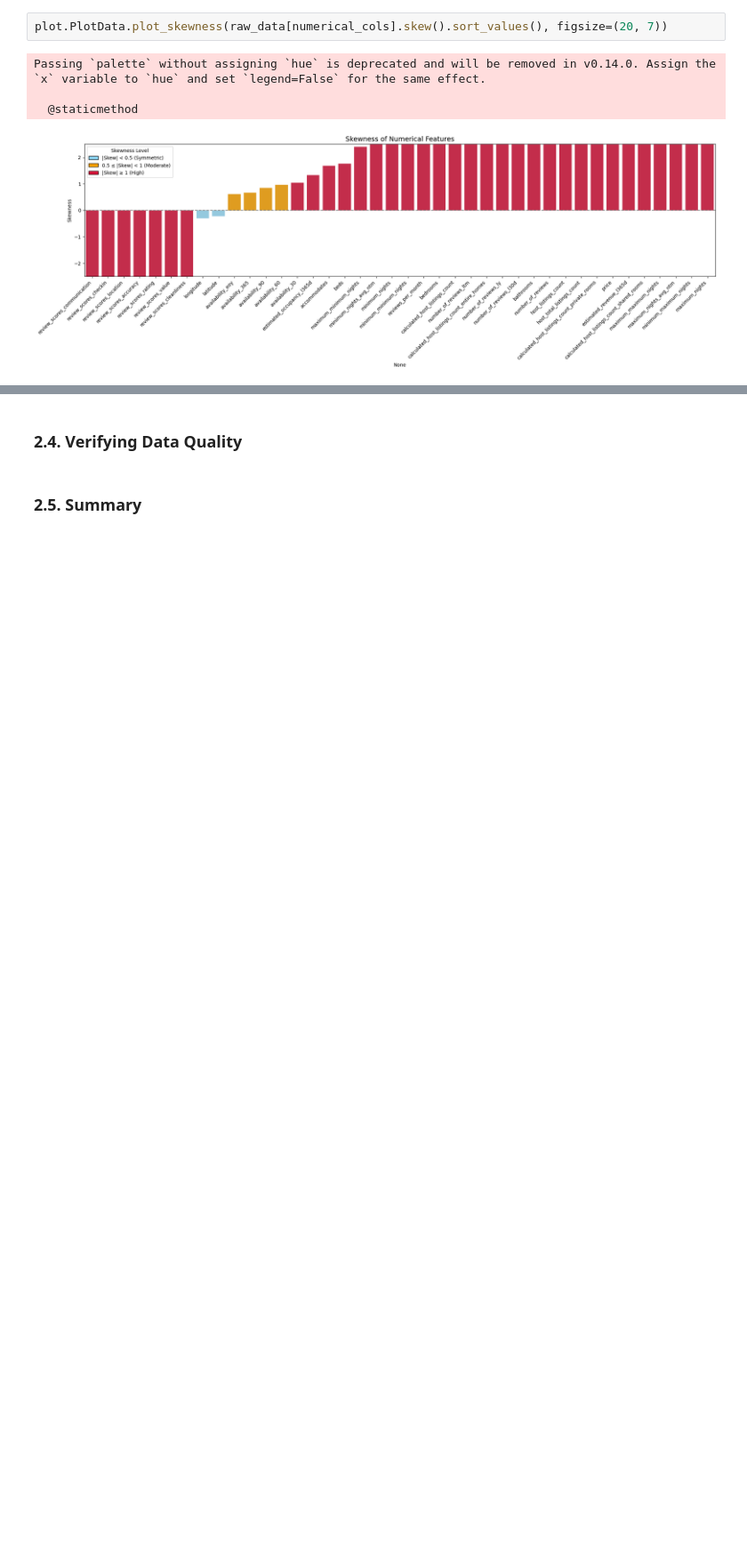
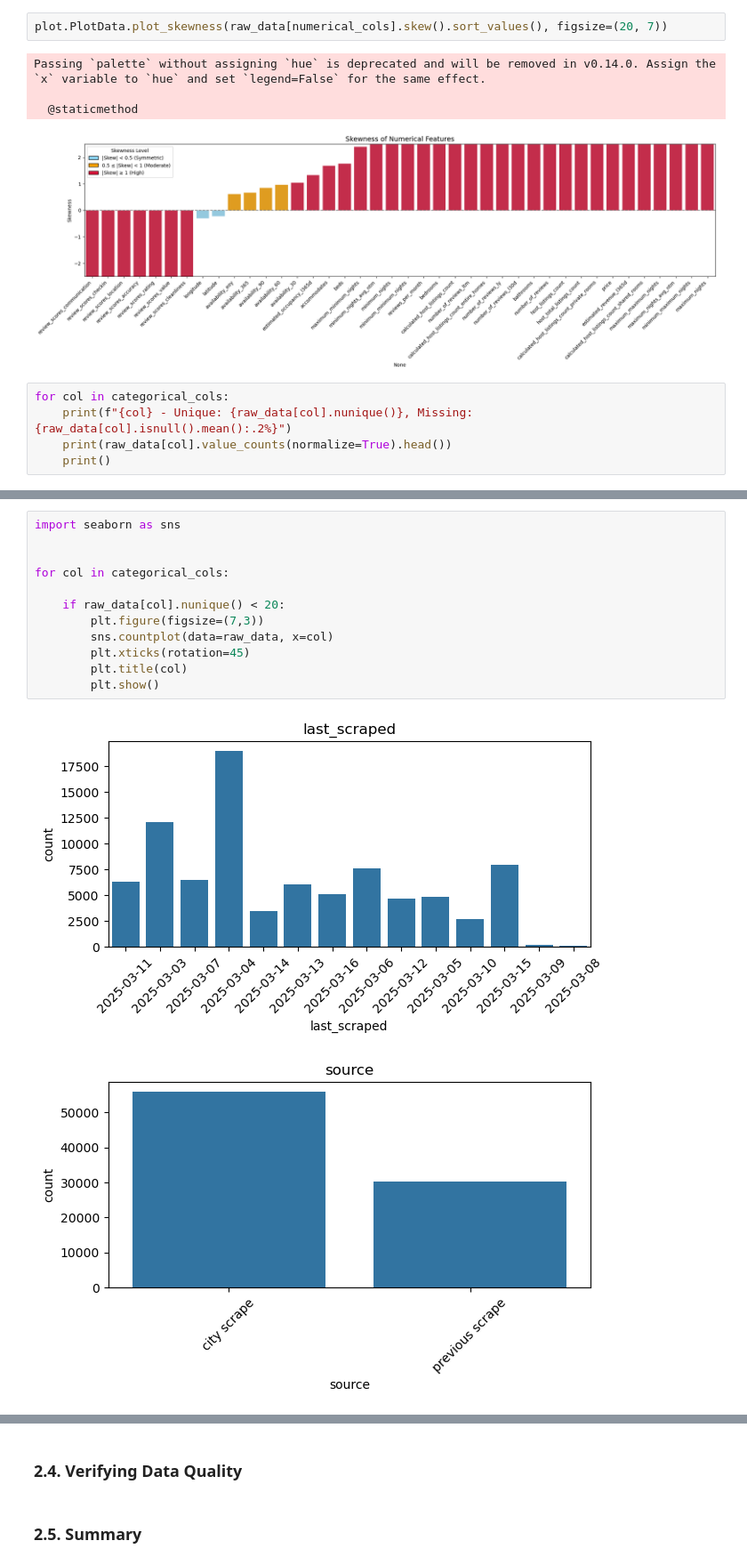
Before and after one commit to Cheicky97/Predicting-Airbnb-Listing-Prices-in-Paris, a Jupyter notebook: notebooks/01_business_and_data_understanding.ipynb, the cells around one changed output, grey strips where cells are left out. Shown at 89% size. Drawn from its saved outputs; the diff is of its cells as text; blank space fills up the shorter version.

Commit message:
On branch first-branch  Changes to be committed: 	modified:   notebooks/01_business_and_data_understanding.ipynb

```diff
--- a/notebooks/01_business_and_data_understanding.ipynb
+++ b/notebooks/01_business_and_data_understanding.ipynb
@@ -224,3 +244,8 @@ Passing `palette` without assigning `hue` is deprecated and will be removed in v
 
   @staticmethod
 [figure]
+# %%
+for col in categorical_cols:
+    print(f"{col} - Unique: {raw_data[col].nunique()}, Missing: {raw_data[col].isnull().mean():.2%}")
+    print(raw_data[col].value_counts(normalize=True).head())
+    print()
@@ -226,0 +270,15 @@ Passing `palette` without assigning `hue` is deprecated and will be removed in v
+# %%
+import seaborn as sns
+
+
+for col in categorical_cols:
+
+    if raw_data[col].nunique() < 20:
+        plt.figure(figsize=(7,3))
+        sns.countplot(data=raw_data, x=col)
+        plt.xticks(rotation=45)
+        plt.title(col)
+        plt.show()
+# %% [output]
+[figure, added]
+[figure, added]
```
Also changed, not shown: parts of 3 cells of this notebook.
